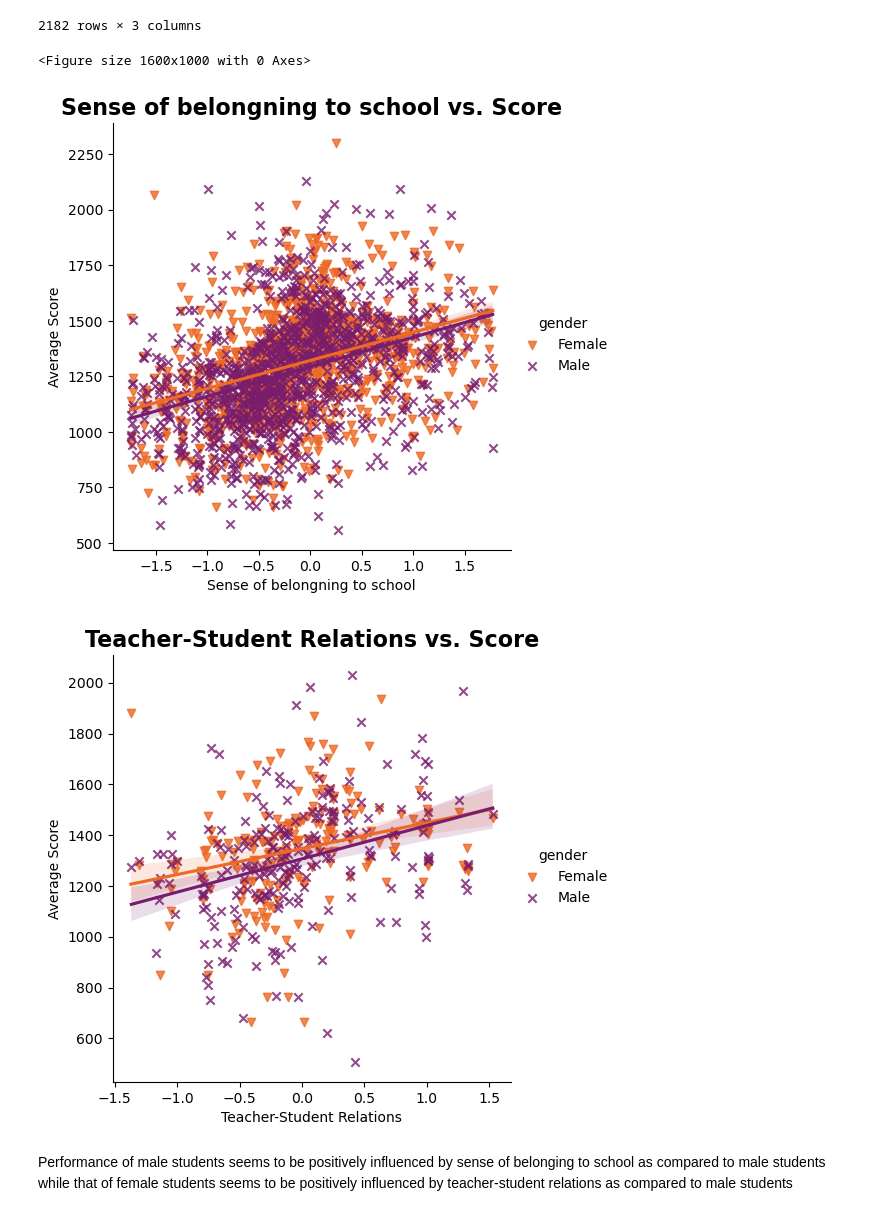
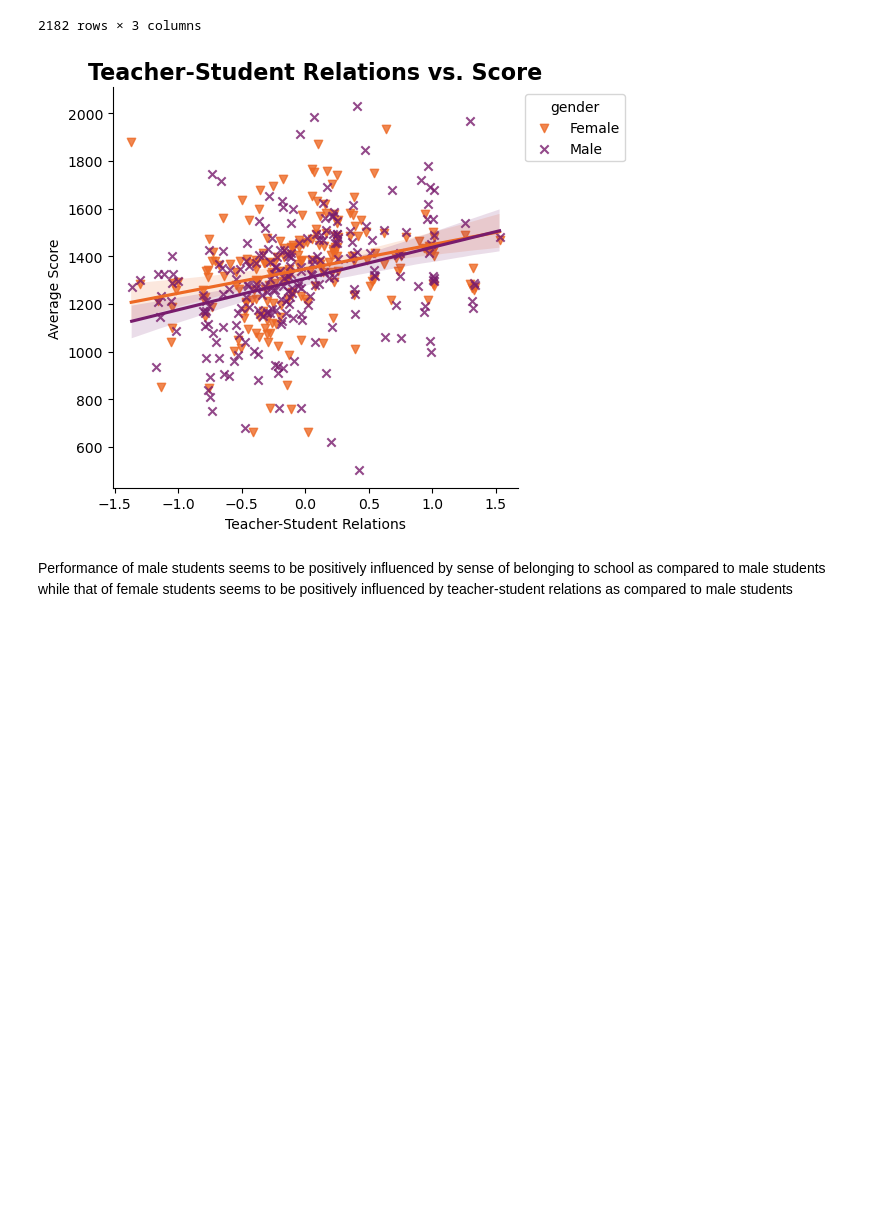
Before and after one commit to Daviedavie100/Pisa2012_data_analysis, a Jupyter notebook: Exploration.ipynb, the cells around one changed output. Drawn from its saved outputs; the diff is of its cells as text; code cells hidden in the pictures; blank space fills up the shorter version.

```diff
--- a/Exploration.ipynb
+++ b/Exploration.ipynb
@@ -2199,28 +2193,30 @@ pisa_sb_ana
 # %%
 def lmplot_graph(df, col):
     sb.lmplot(x=col, y="total_score", hue="gender", data=df,
-          palette='inferno_r',  markers=['v', 'x'], truncate=True, legend="full", fit_reg=True)
+          palette='inferno_r',  markers=['v', 'x'], truncate=True, legend=False, fit_reg=True)
 # %%
 # set plot dimensions
-plt.figure(figsize = [16, 10])
+dpi=146.5
+#plt.figure(figsize = [18, 4])
 # create implot
 lmplot_graph(df=pisa_tr_ana, col='teacher_student_relations')
 plt.title('Teacher-Student Relations vs. Score', fontsize=16, fontweight='bold')
 plt.xlabel('Teacher-Student Relations')
 plt.ylabel('Average Score')
 
-lmplot_graph(df=pisa_sb_ana, col='sense_of_belonging_to_school')
+'''lmplot_graph(df=pisa_sb_ana, col='sense_of_belonging_to_school')
 plt.title('Sense of belongning to school vs. Score', fontsize=16, fontweight='bold')
 plt.xlabel('Sense of belongning to school');
-plt.ylabel('Average Score')
+plt.ylabel('Average Score')'''
 
-
+plt.tight_layout()
+# Saving the plot
+plt.legend(title='gender', bbox_to_anchor=(1,1))
+plt.savefig('score_by_teacherrelation.jpg', dpi=dpi, bbox_inches='tight')
 
 plt.show();
 # %% [output]
-<Figure size 1600x1000 with 0 Axes>
-[figure, old version]
+[figure, new version]
-[figure, removed]
 # %% [markdown]
 Performance of male students seems to be positively influenced by sense of belonging to school as compared to male students while that of female students seems to be positively influenced by teacher-student relations as compared to male students
 # %% [markdown]
```
Also changed, not shown: parts of 16 cells of this notebook.
